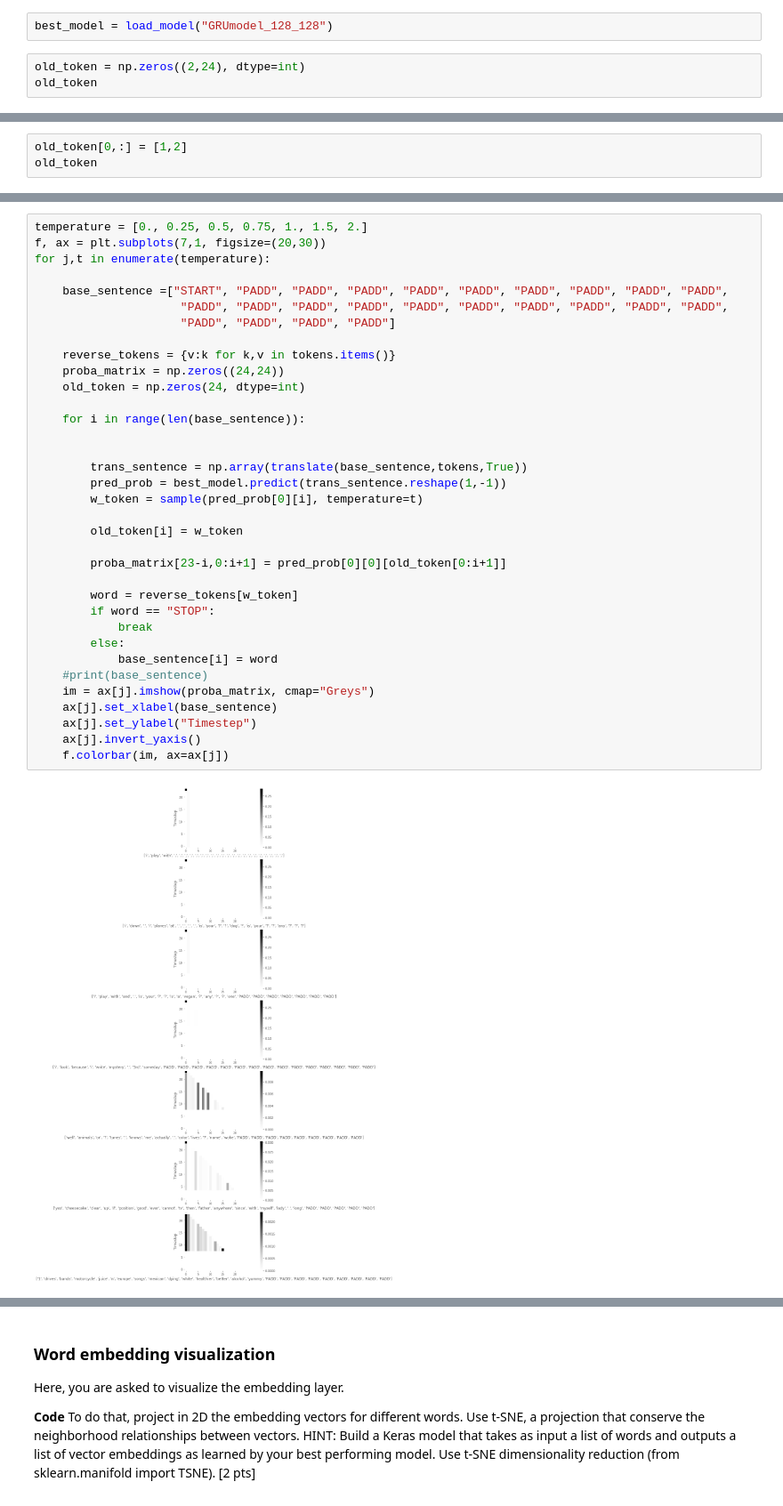
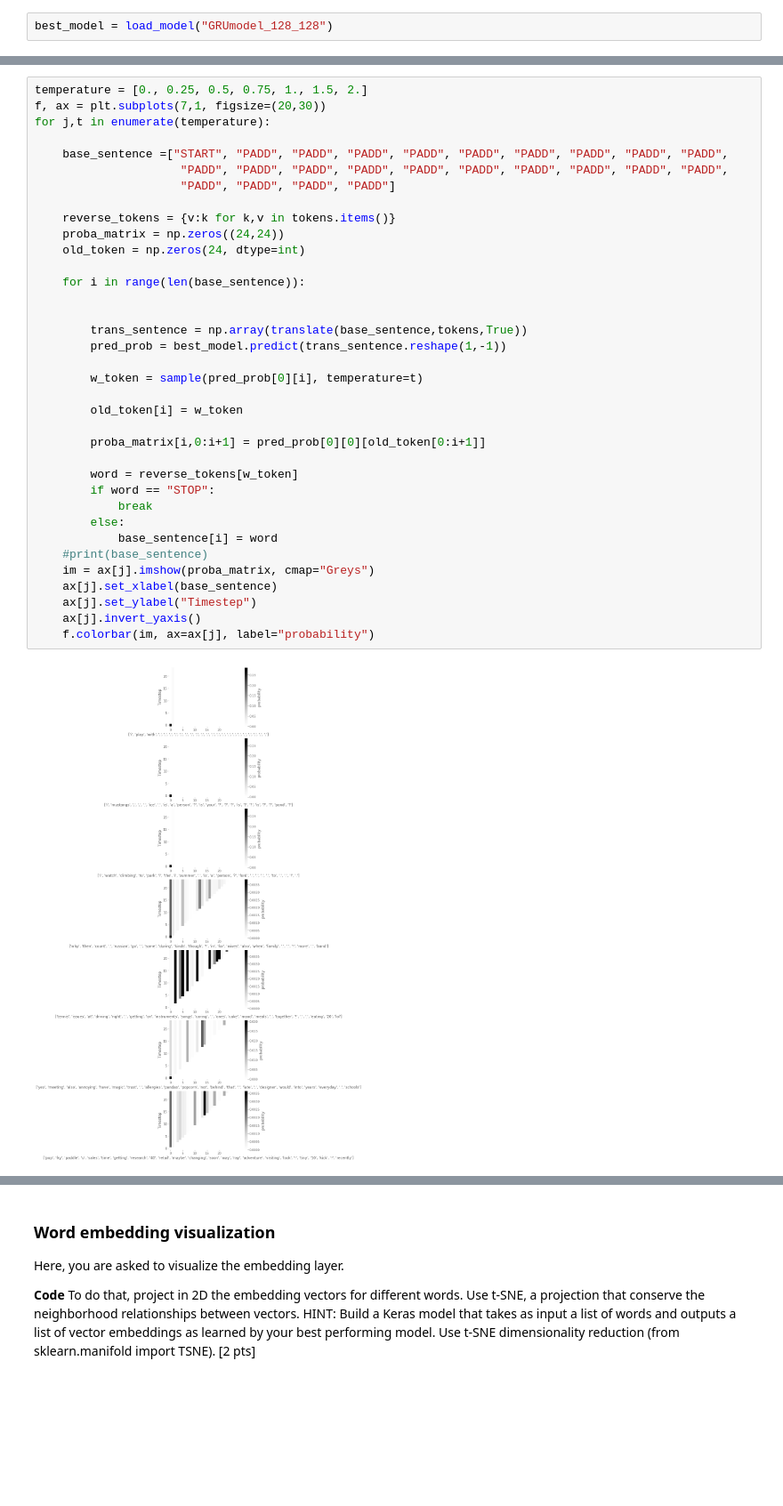
Before and after one commit to zweili/ann_miniproject2, a Jupyter notebook: miniproject2_ChatBot.ipynb, the cells around one changed output, grey strips where cells are left out. Shown at 89% size. Saved outputs shown, nothing was run; the diff lists cells and outputs as text; blank space fills up the shorter version.

```diff
--- a/miniproject2_ChatBot.ipynb
+++ b/miniproject2_ChatBot.ipynb
@@ -990,6 +980,3 @@ def sample(preds, temperature=1.):
     return np.argmax(probas)
 # %%
 best_model = load_model("GRUmodel_128_128")
-# %%
-old_token = np.zeros((2,24), dtype=int)
-old_token
@@ -1001,3 +982,0 @@ array([[0, 0, 0, 0, 0, 0, 0, 0, 0, 0, 0, 0, 0, 0, 0, 0, 0, 0, 0, 0, 0, 0,
-# %%
-old_token[0,:] = [1,2]
-old_token
@@ -1010,33 +987,34 @@ for j,t in enumerate(temperature):
 
     base_sentence =["START", "PADD", "PADD", "PADD", "PADD", "PADD", "PADD", "PADD", "PADD", "PADD",
                      "PADD", "PADD", "PADD", "PADD", "PADD", "PADD", "PADD", "PADD", "PADD", "PADD",
                      "PADD", "PADD", "PADD", "PADD"]
 
     reverse_tokens = {v:k for k,v in tokens.items()}
     proba_matrix = np.zeros((24,24))
     old_token = np.zeros(24, dtype=int)
 
     for i in range(len(base_sentence)):
 
 
         trans_sentence = np.array(translate(base_sentence,tokens,True))
         pred_prob = best_model.predict(trans_sentence.reshape(1,-1))
+
         w_token = sample(pred_prob[0][i], temperature=t)
 
         old_token[i] = w_token
 
-        proba_matrix[23-i,0:i+1] = pred_prob[0][0][old_token[0:i+1]]
+        proba_matrix[i,0:i+1] = pred_prob[0][0][old_token[0:i+1]]
 
         word = reverse_tokens[w_token]
         if word == "STOP":
             break
         else:
             base_sentence[i] = word
     #print(base_sentence)
     im = ax[j].imshow(proba_matrix, cmap="Greys")
     ax[j].set_xlabel(base_sentence)
     ax[j].set_ylabel("Timestep")
     ax[j].invert_yaxis()
-    f.colorbar(im, ax=ax[j])
+    f.colorbar(im, ax=ax[j], label="probability")
 # %% [output]
-[figure, old version]
+[figure, new version]
```
Also changed, not shown: parts of 5 cells of this notebook.
